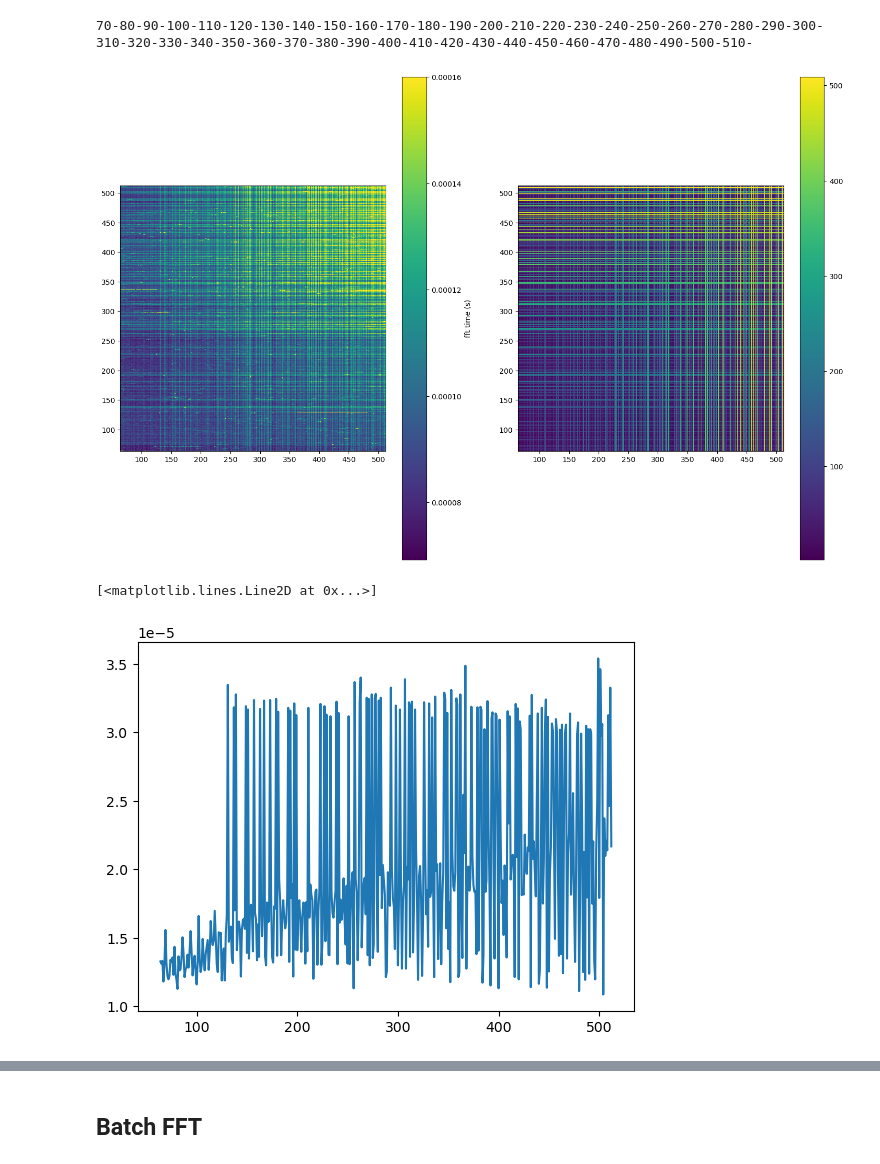
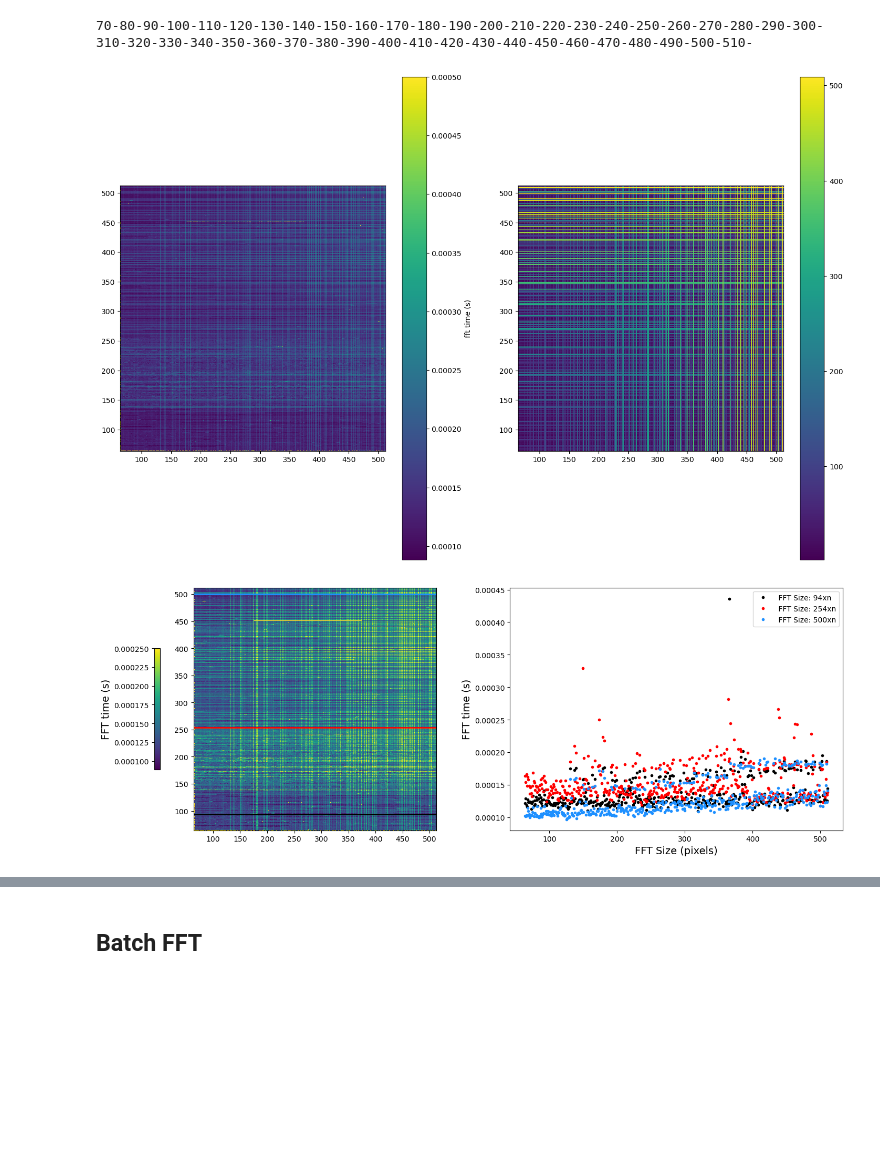
Before and after one commit to fastice/fftCudaBench, a Jupyter notebook: FFTTest.ipynb, the cells around one changed output, grey strips where cells are left out. Drawn from its saved outputs; the diff is of its cells as text; code cells hidden in the pictures; blank space fills up the shorter version.

Commit message:
updates figures

```diff
--- a/FFTTest.ipynb
+++ b/FFTTest.ipynb
@@ -136,17 +128,26 @@ for i in range(fftMin, fftMax+1):
 70-80-90-100-110-120-130-140-150-160-170-180-190-200-210-220-230-240-250-260-270-280-290-300-310-320-330-340-350-360-370-380-390-400-410-420-430-440-450-460-470-480-490-500-510-
 # %%
 fig, ax = plt.subplots(1, 2, figsize=(18, 12))
-im = ax[0].imshow(resultSingle, vmax=.00016, interpolation='None', extent=[fftMin, fftMax, fftMin, fftMax], origin='lower')
+im = ax[0].imshow(resultSingle, vmax=.0005, interpolation='None', extent=[fftMin, fftMax, fftMin, fftMax], origin='lower')
 cb = fig.colorbar(im)
 cb.set_label('fft time (s)')
 im1 = ax[1].imshow(maxF, interpolation='None', extent=[fftMin, fftMax, fftMin, fftMax], origin='lower')
 cb = fig.colorbar(im1)
 # %% [output]
-[figure, old version]
+[figure, new version]
 # %%
-x = resultBatch[256, :]
-plt.plot(range(fftMin, fftMax+1), x)
+lines = [94, 254, 500]
+colors= ['k', 'r', 'dodgerblue']
+fig, ax = plt.subplots(1, 2, figsize=(18, 6))
+im = ax[0].imshow(resultSingle, vmax=.00025, interpolation='None', extent=[fftMin, fftMax, fftMin, fftMax], origin='lower')
+cb = fig.colorbar(im,  shrink=0.5, location='left')
+for line, c in zip(lines, colors):
+    ax[0].plot([fftMin, fftMax], [line, line], c, linewidth=2)
+    ax[1].plot(range(fftMin, fftMax), resultSingle[line-fftMin, 1:], '.', color=c, label=f' FFT Size: {line}xn')
+ax[1].legend()
+ax[1].set_xlabel('FFT Size (pixels)', fontsize=14)
+ax[1].set_ylabel('FFT time (s)', fontsize=14)
+cb.set_label('FFT time (s)', fontsize=14)
 # %% [output]
-[<matplotlib.lines.Line2D at 0x...>]
-[figure, old version]
+[figure, new version]
 # %%
```
Also changed, not shown: parts of 9 cells of this notebook.
